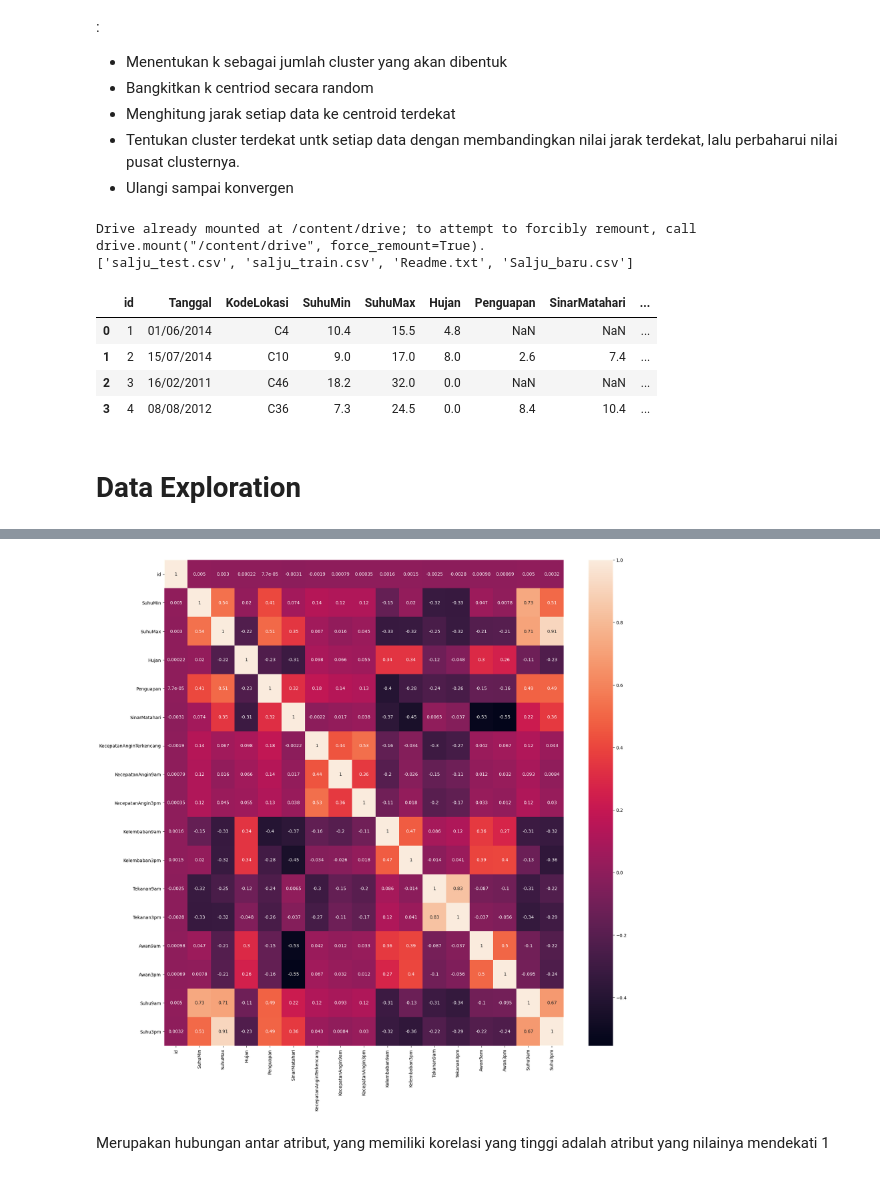
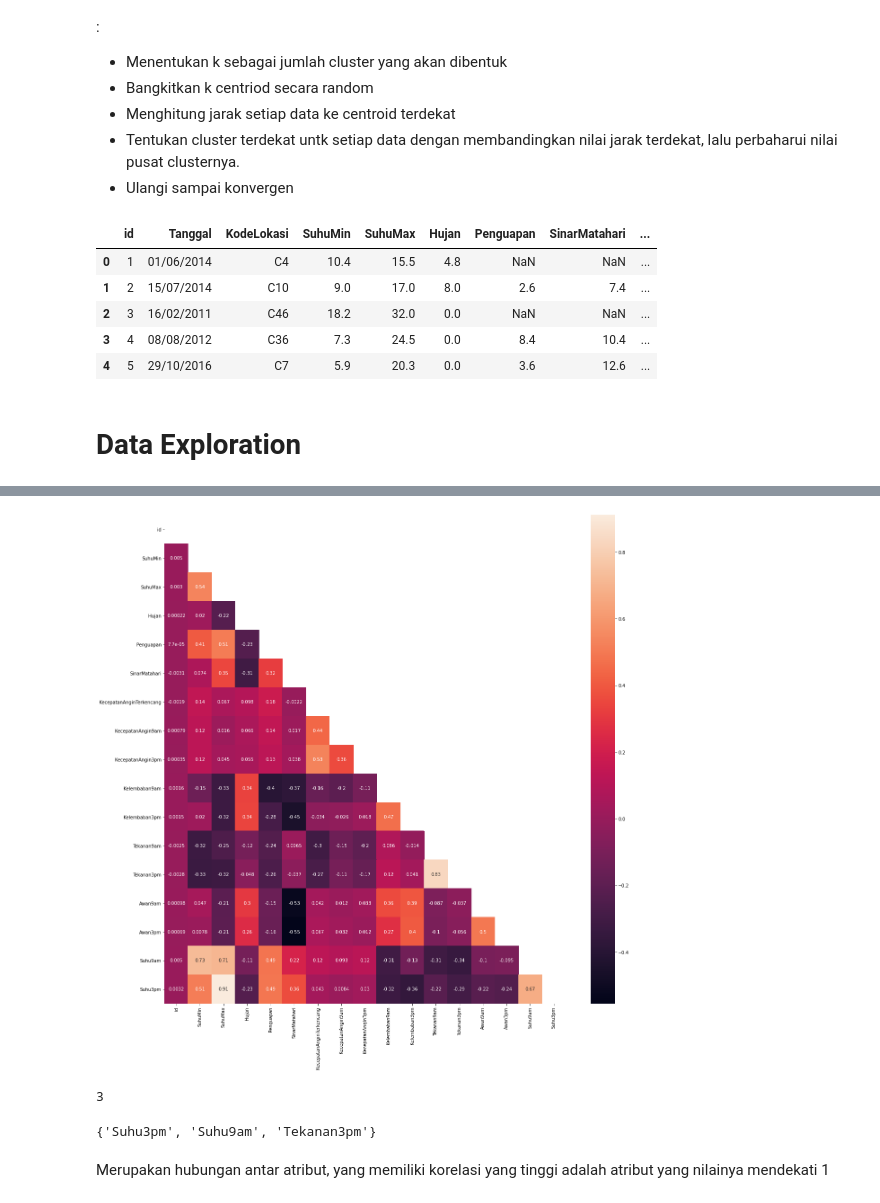
Before and after one commit to ridhwanashir/ML-Clustering1, a Jupyter notebook: Pra_Process_Dataset_Salju.ipynb, the cells around one changed output, grey strips where cells are left out. Drawn from its saved outputs; the diff is of its cells as text; code cells hidden in the pictures.

```diff
--- a/Pra_Process_Dataset_Salju.ipynb
+++ b/Pra_Process_Dataset_Salju.ipynb
@@ -19,26 +19,30 @@ import seaborn as sns
 import datetime
 import warnings
 warnings.filterwarnings('ignore')
-from google.colab import drive
-import os
 
-drive.mount('/content/drive')
-os.chdir("/content/drive/My Drive/Colab Notebooks/salju")
+url = 'https://raw.githubusercontent.com/ridhwanashir/ML-Clustering1/main/salju_train.csv'
 
-fileNames = os.listdir()
-print(fileNames)
+# from google.colab import files
+# uploaded = files.upload()
+
+# from google.colab import drive
+# import os
+
+# drive.mount('/content/drive')
+# os.chdir("/content/drive/My Drive/Colab Notebooks/salju")
+
+# fileNames = os.listdir()
+# print(fileNames)
-# %% [output]
-Drive already mounted at /content/drive; to attempt to forcibly remount, call drive.mount("/content/drive", force_remount=True).
-['salju_test.csv', 'salju_train.csv', 'Readme.txt', 'Salju_baru.csv']
 # %%
-data = pd.read_csv("salju_train.csv")
-data.head(4)
+data = pd.read_csv(url)
+data.head()
 # %% [output]
 |  | id | Tanggal | KodeLokasi | SuhuMin | SuhuMax | Hujan | Penguapan | SinarMatahari | ... |
 | 0 | 1 | 01/06/2014 | C4 | 10.4 | 15.5 | 4.8 | NaN | NaN | ... |
 | 1 | 2 | 15/07/2014 | C10 | 9.0 | 17.0 | 8.0 | 2.6 | 7.4 | ... |
 | 2 | 3 | 16/02/2011 | C46 | 18.2 | 32.0 | 0.0 | NaN | NaN | ... |
 | 3 | 4 | 08/08/2012 | C36 | 7.3 | 24.5 | 0.0 | 8.4 | 10.4 | ... |
+| 4 | 5 | 29/10/2016 | C7 | 5.9 | 20.3 | 0.0 | 3.6 | 12.6 | ... |
 # %% [markdown]
 # Data Exploration
 # %%
@@ -64,11 +68,14 @@ dtype: object
 # %%
 # Korelasi antar atribut
 
 import seaborn as sns
 
 plt.figure(figsize=(20,20))
 cor = data.corr(method="kendall")
-sns.heatmap(cor, annot=True)
+mask = np.triu(np.ones_like(cor, dtype=bool))
+sns.heatmap(cor,mask=mask, annot=True)
+
+# sns.pairplot(data, corner=True, diag_kind='kde', kind='reg', plot_kws={'line_kws':{'color':'red'}})
 plt.show()
 # %% [output]
-[figure, old version]
+[figure, new version]
@@ -75,3 +95,12 @@ plt.show()
+# %%
+corr_features = correlation(data, 0.7)
+len(set(corr_features))
+# %% [output]
+3
+# %%
+corr_features
+# %% [output]
+{'Suhu3pm', 'Suhu9am', 'Tekanan3pm'}
 # %% [markdown]
 Merupakan hubungan antar atribut, yang memiliki korelasi yang tinggi adalah atribut yang nilainya mendekati 1
 # %%
```
Also changed, not shown: parts of 33 cells of this notebook.
